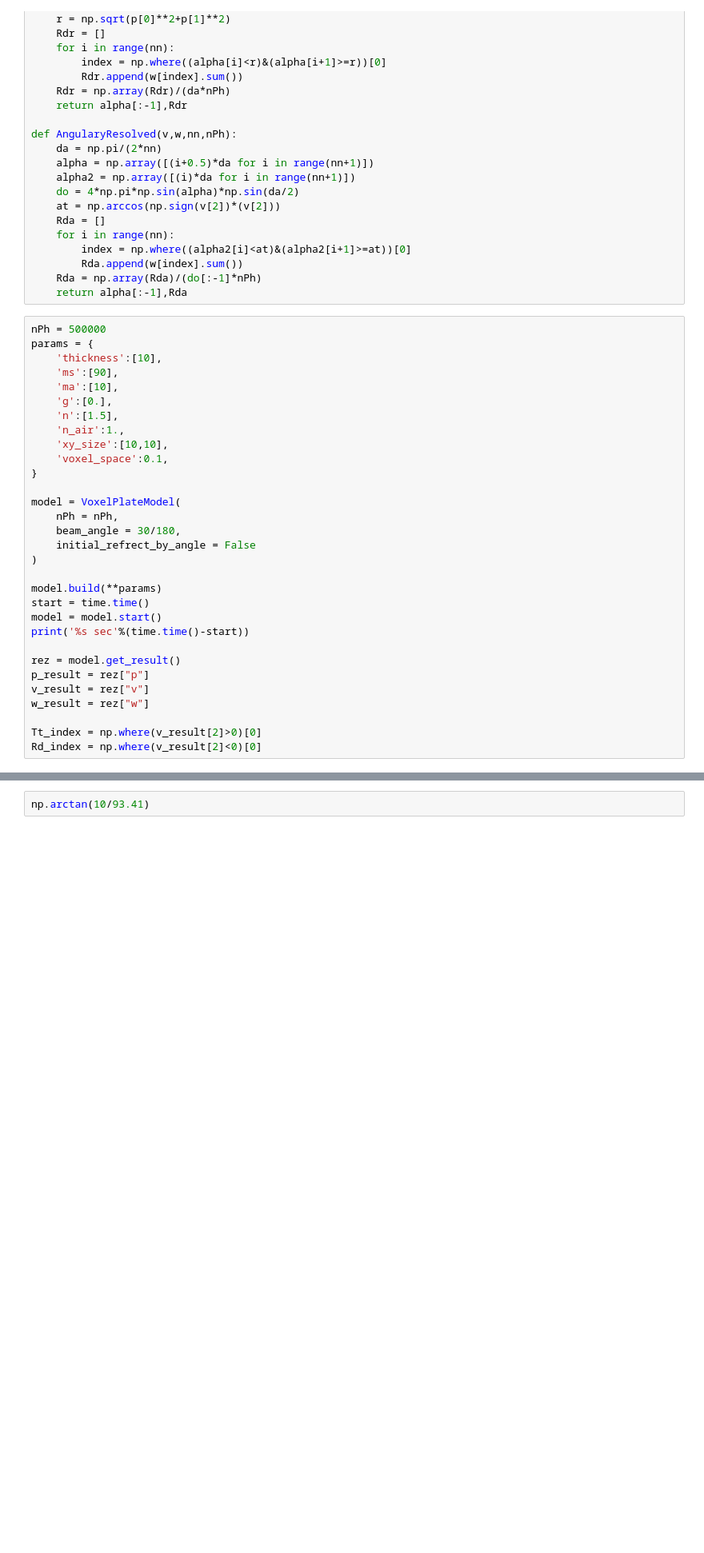
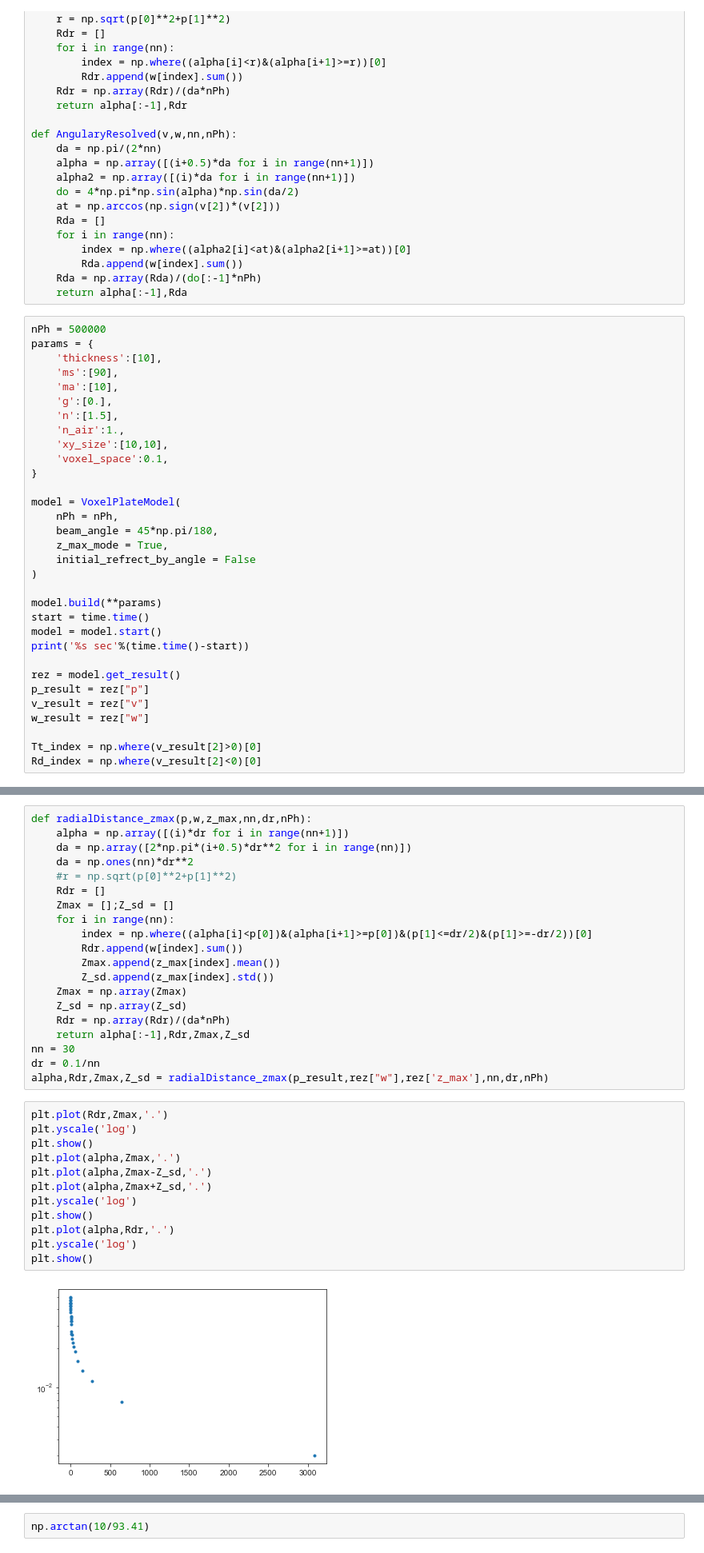
Before and after one commit to Kaname21Miura/pyMonteOpt, a Jupyter notebook: 角度のテスト.ipynb, the cells around one changed output, grey strips where cells are left out. Shown at 80% size. Saved outputs shown, nothing was run; the diff lists cells and outputs as text; blank space fills up the shorter version.

```diff
--- a/角度のテスト.ipynb
+++ b/角度のテスト.ipynb
@@ -86,7 +86,8 @@ params = {
 
 model = VoxelPlateModel(
     nPh = nPh,
-    beam_angle = 30/180,
+    beam_angle = 45*np.pi/180,
+    z_max_mode = True,
     initial_refrect_by_angle = False
 )
 
@@ -122,0 +124,34 @@ Calculation time: 0 minutes 14.381 seconds.
+# %%
+def radialDistance_zmax(p,w,z_max,nn,dr,nPh):
+    alpha = np.array([(i)*dr for i in range(nn+1)])
+    da = np.array([2*np.pi*(i+0.5)*dr**2 for i in range(nn)])
+    da = np.ones(nn)*dr**2
+    #r = np.sqrt(p[0]**2+p[1]**2)
+    Rdr = []
+    Zmax = [];Z_sd = []
+    for i in range(nn):
+        index = np.where((alpha[i]<p[0])&(alpha[i+1]>=p[0])&(p[1]<=dr/2)&(p[1]>=-dr/2))[0]
+        Rdr.append(w[index].sum())
+        Zmax.append(z_max[index].mean())
+        Z_sd.append(z_max[index].std())
+    Zmax = np.array(Zmax)
+    Z_sd = np.array(Z_sd)
+    Rdr = np.array(Rdr)/(da*nPh)
+    return alpha[:-1],Rdr,Zmax,Z_sd
+nn = 30
+dr = 0.1/nn
+alpha,Rdr,Zmax,Z_sd = radialDistance_zmax(p_result,rez["w"],rez['z_max'],nn,dr,nPh)
+# %%
+plt.plot(Rdr,Zmax,'.')
+plt.yscale('log')
+plt.show()
+plt.plot(alpha,Zmax,'.')
+plt.plot(alpha,Zmax-Z_sd,'.')
+plt.plot(alpha,Zmax+Z_sd,'.')
+plt.yscale('log')
+plt.show()
+plt.plot(alpha,Rdr,'.')
+plt.yscale('log')
+plt.show()
+# %% [output]
+[figure, added]
```
Also changed, not shown: parts of 3 cells of this notebook, 1 other file.
